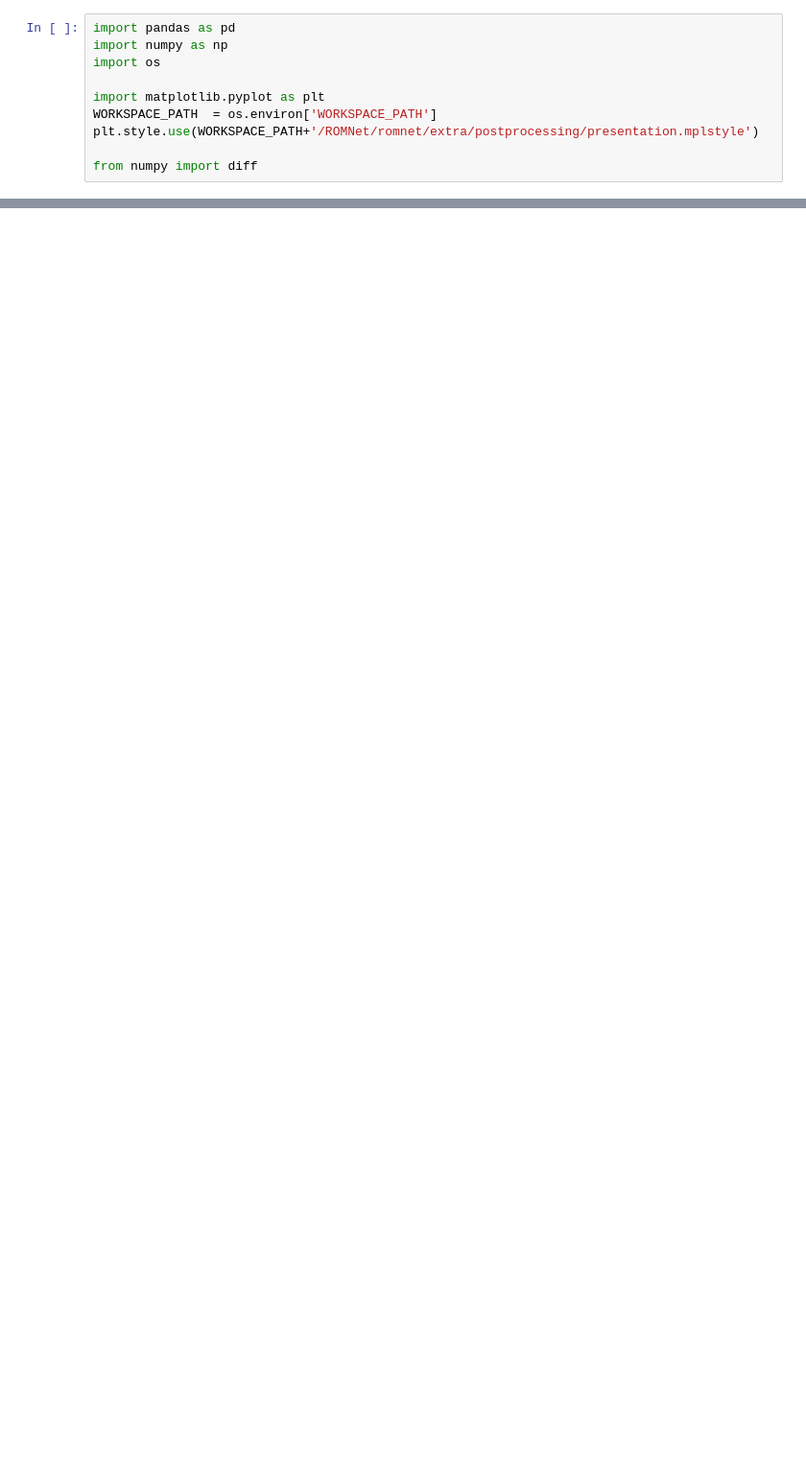
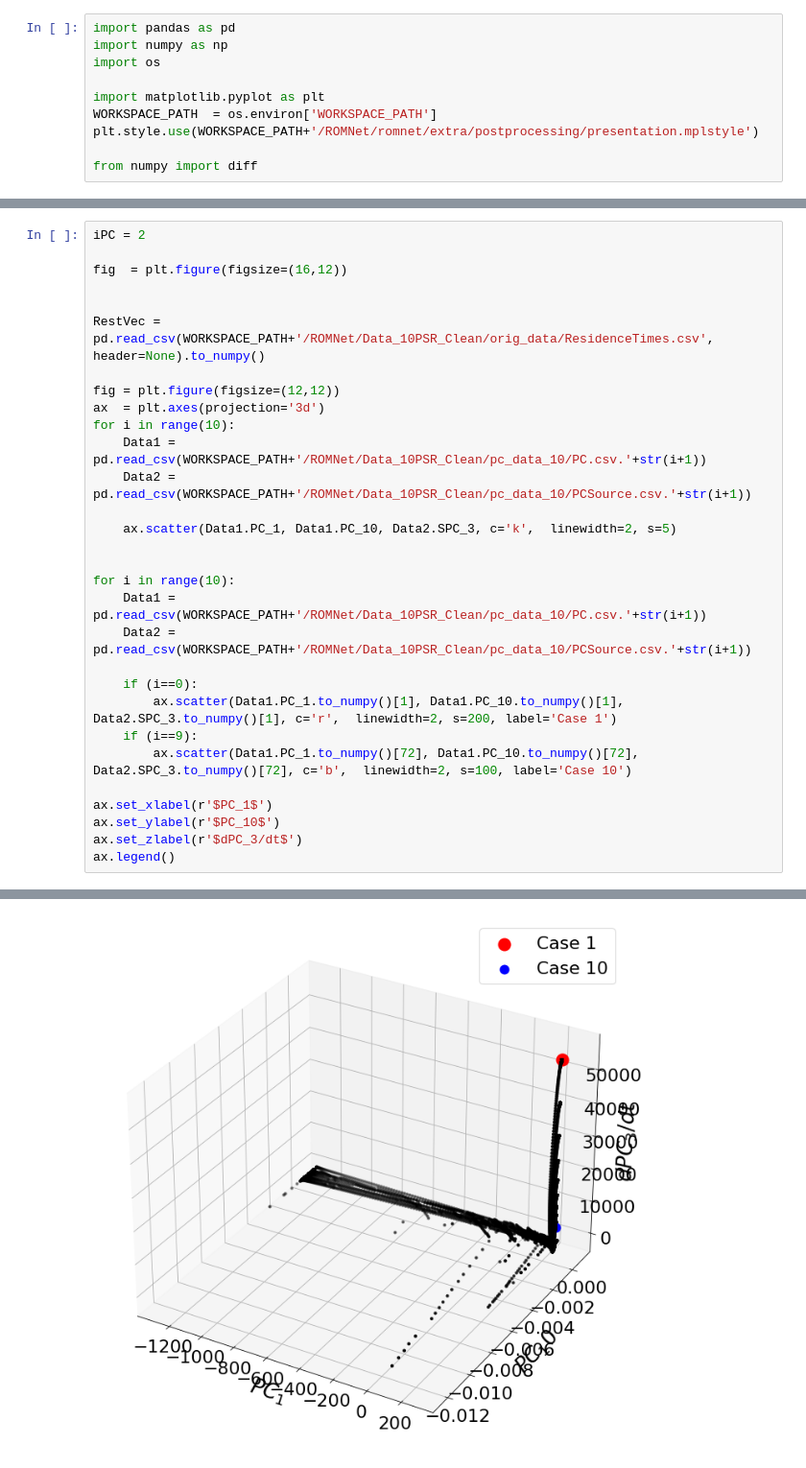
Before and after one commit to simoneventuri/ROMNet_, a Jupyter notebook: extra/generating_data/PSR/Plot_Data.ipynb, the cells around one changed output, grey strips where cells are left out. Shown at 96% size. Cells and saved outputs as stored; diff of their text form; blank space fills up the shorter version.

```diff
--- a/extra/generating_data/PSR/Plot_Data.ipynb
+++ b/extra/generating_data/PSR/Plot_Data.ipynb
@@ -35,0 +62,31 @@ for i in range(1):
+# %%
+iPC = 2
+
+fig  = plt.figure(figsize=(16,12))
+
+
+RestVec = pd.read_csv(WORKSPACE_PATH+'/ROMNet/Data_10PSR_Clean/orig_data/ResidenceTimes.csv', header=None).to_numpy()
+
+fig = plt.figure(figsize=(12,12))
+ax  = plt.axes(projection='3d')
+for i in range(10):
+    Data1 = pd.read_csv(WORKSPACE_PATH+'/ROMNet/Data_10PSR_Clean/pc_data_10/PC.csv.'+str(i+1))
+    Data2 = pd.read_csv(WORKSPACE_PATH+'/ROMNet/Data_10PSR_Clean/pc_data_10/PCSource.csv.'+str(i+1))
+
+    ax.scatter(Data1.PC_1, Data1.PC_10, Data2.SPC_3, c='k',  linewidth=2, s=5)
+
+
+for i in range(10):
+    Data1 = pd.read_csv(WORKSPACE_PATH+'/ROMNet/Data_10PSR_Clean/pc_data_10/PC.csv.'+str(i+1))
+    Data2 = pd.read_csv(WORKSPACE_PATH+'/ROMNet/Data_10PSR_Clean/pc_data_10/PCSource.csv.'+str(i+1))
+
+    if (i==0):
+        ax.scatter(Data1.PC_1.to_numpy()[1], Data1.PC_10.to_numpy()[1], Data2.SPC_3.to_numpy()[1], c='r',  linewidth=2, s=200, label='Case 1')
+    if (i==9):
+        ax.scatter(Data1.PC_1.to_numpy()[72], Data1.PC_10.to_numpy()[72], Data2.SPC_3.to_numpy()[72], c='b',  linewidth=2, s=100, label='Case 10')
+
+ax.set_xlabel(r'$PC_1$')
+ax.set_ylabel(r'$PC_10$')
+ax.set_zlabel(r'$dPC_3/dt$')
+ax.legend()
+# %% [output]
@@ -35,0 +95 @@ for i in range(1):
+[figure, added]
```
Also changed, not shown: parts of 4 cells of this notebook, 15 other files.
